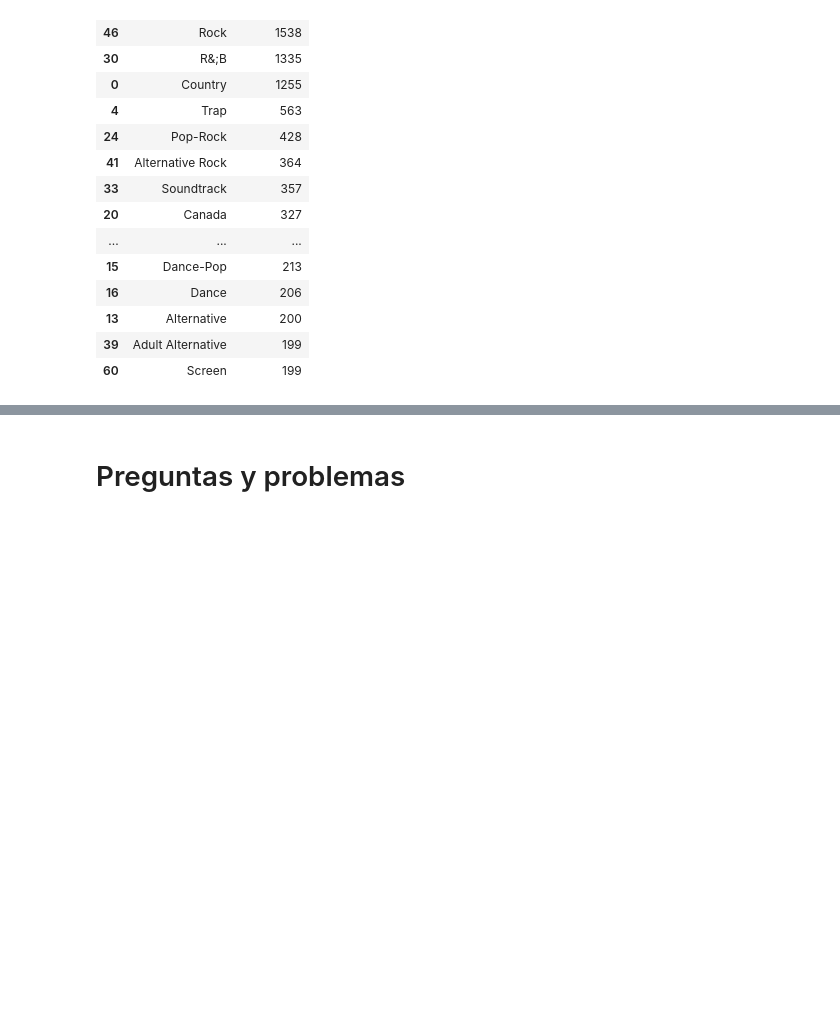
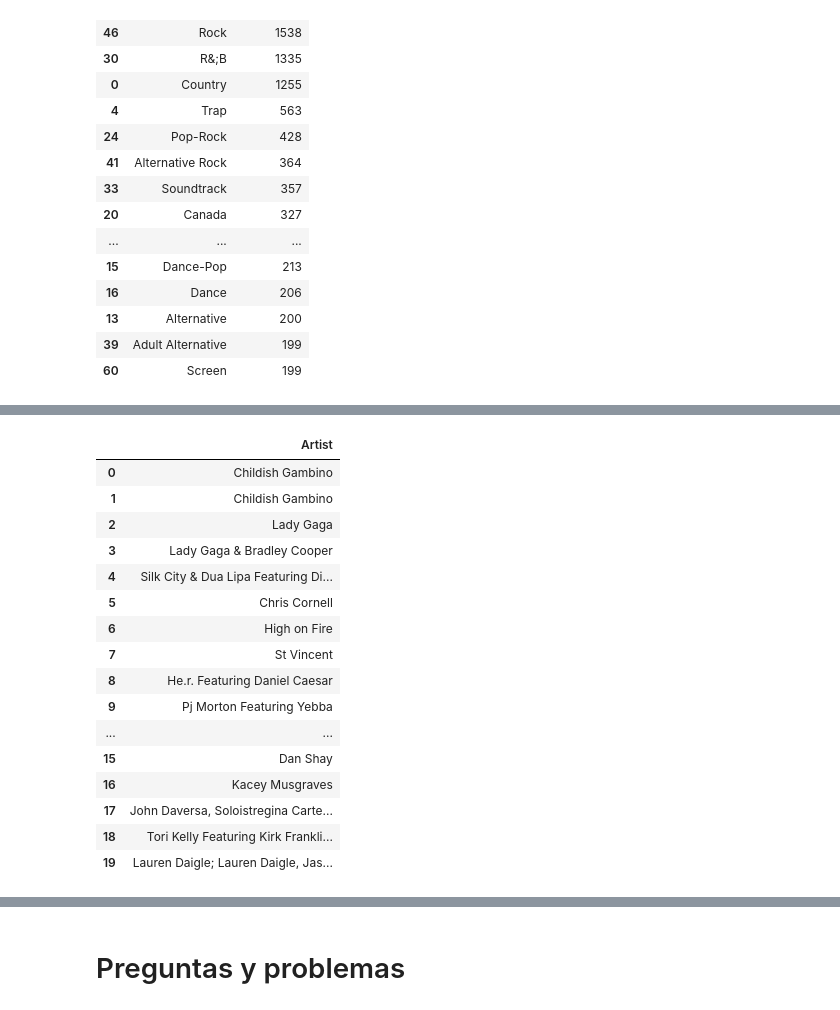
Before and after one commit to Litr0/Proyecto-Mineria, a Jupyter notebook: Hito1.ipynb, the cells around one changed output, grey strips where cells are left out. Drawn from its saved outputs; the diff is of its cells as text; code cells hidden in the pictures; blank space fills up the shorter version.

```diff
--- a/Hito1.ipynb
+++ b/Hito1.ipynb
@@ -106,0 +113,21 @@ ax = artist_p.plot.bar(x= 'Artist', y = 'Followers', stacked= True)
+# %%
+winners = grammySongs.loc[:, ['Artist']]
+winners.head(20)
+# %% [output]
+|  | Artist |
+| 0 | Childish Gambino |
+| 1 | Childish Gambino |
+| 2 | Lady Gaga |
+| 3 | Lady Gaga & Bradley Cooper |
+| 4 | Silk City & Dua Lipa Featuring Di... |
+| 5 | Chris Cornell |
+| 6 | High on Fire |
+| 7 | St Vincent |
+| 8 | He.r. Featuring Daniel Caesar |
+| 9 | Pj Morton Featuring Yebba |
+| ... | ... |
+| 15 | Dan Shay |
+| 16 | Kacey Musgraves |
+| 17 | John Daversa, Soloistregina Carte... |
+| 18 | Tori Kelly Featuring Kirk Frankli... |
+| 19 | Lauren Daigle; Lauren Daigle, Jas... |
```
Also changed, not shown: parts of 8 cells of this notebook.
